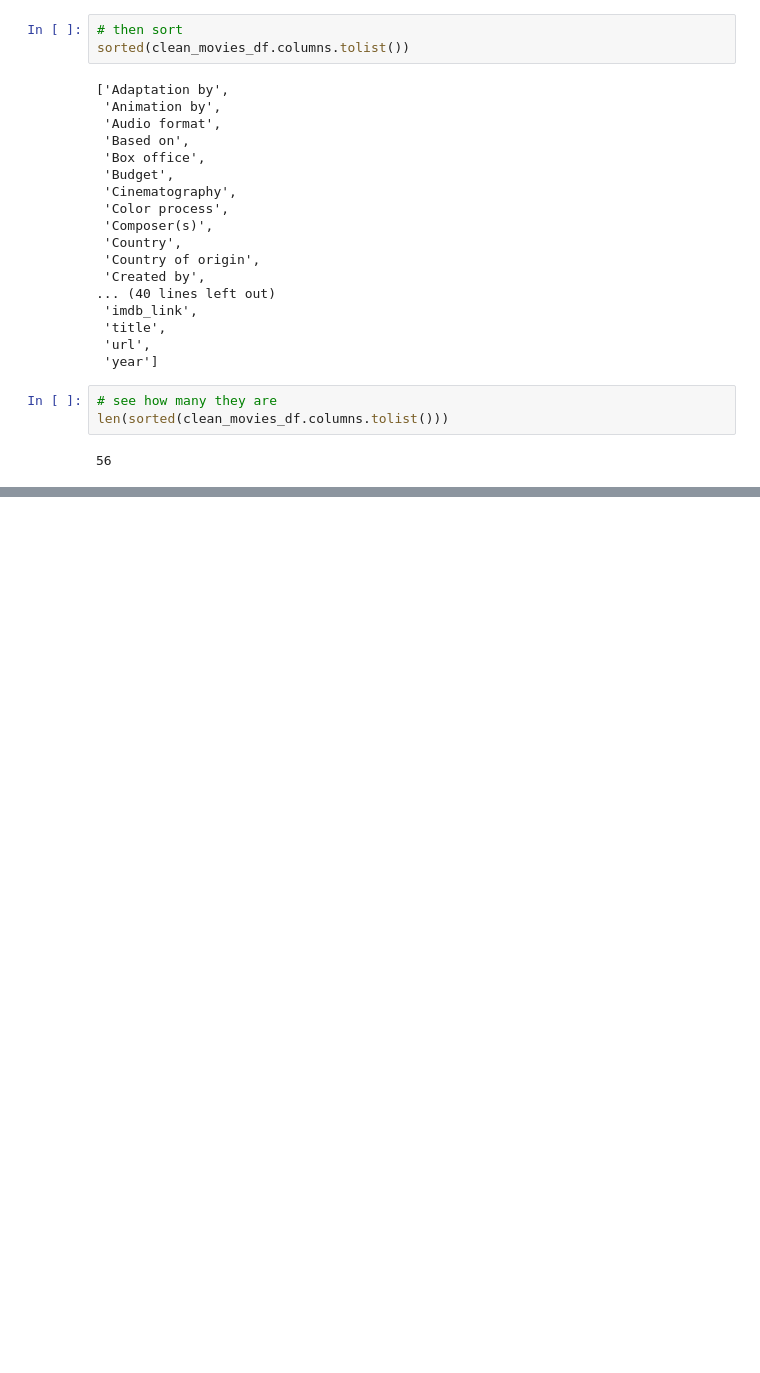
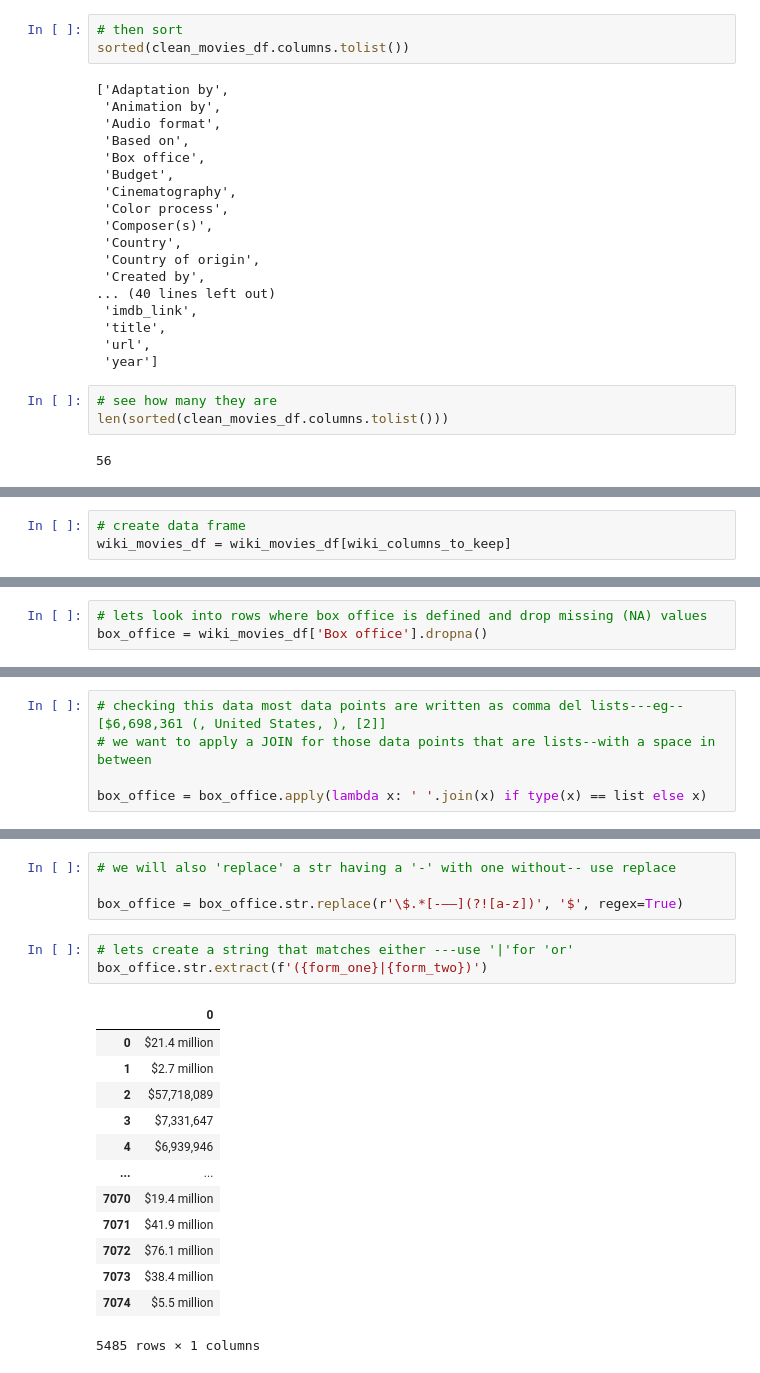
Before and after one commit to ejngotho1/Movies-ETL, a Jupyter notebook: movies_ETL.ipynb, the cells around one changed output, grey strips where cells are left out. Drawn from its saved outputs; the diff is of its cells as text; blank space fills up the shorter version.

```diff
--- a/movies_ETL.ipynb
+++ b/movies_ETL.ipynb
@@ -275,0 +531,3 @@ len(sorted(clean_movies_df.columns.tolist()))
+# %%
+# create data frame
+wiki_movies_df = wiki_movies_df[wiki_columns_to_keep]
@@ -275,0 +574,3 @@ len(sorted(clean_movies_df.columns.tolist()))
+# %%
+# lets look into rows where box office is defined and drop missing (NA) values
+box_office = wiki_movies_df['Box office'].dropna()
@@ -275,0 +641,5 @@ len(sorted(clean_movies_df.columns.tolist()))
+# %%
+# checking this data most data points are written as comma del lists---eg--[$6,698,361 (, United States, ), [2]]
+# we want to apply a JOIN for those data points that are lists--with a space in between
+
+box_office = box_office.apply(lambda x: ' '.join(x) if type(x) == list else x)
@@ -275,0 +717,21 @@ len(sorted(clean_movies_df.columns.tolist()))
+# %%
+# we will also 'replace' a str having a '-' with one without-- use replace
+
+box_office = box_office.str.replace(r'\$.*[-—–](?![a-z])', '$', regex=True)
+# %%
+# lets create a string that matches either ---use '|'for 'or'
+box_office.str.extract(f'({form_one}|{form_two})')
+# %% [output]
+|  | 0 |
+| 0 | $21.4 million |
+| 1 | $2.7 million |
+| 2 | $57,718,089 |
+| 3 | $7,331,647 |
+| 4 | $6,939,946 |
+| ... | ... |
+| 7070 | $19.4 million |
+| 7071 | $41.9 million |
+| 7072 | $76.1 million |
+| 7073 | $38.4 million |
+| 7074 | $5.5 million |
+5485 rows × 1 columns
```
Also changed, not shown: parts of 39 cells of this notebook, 1 other file.
